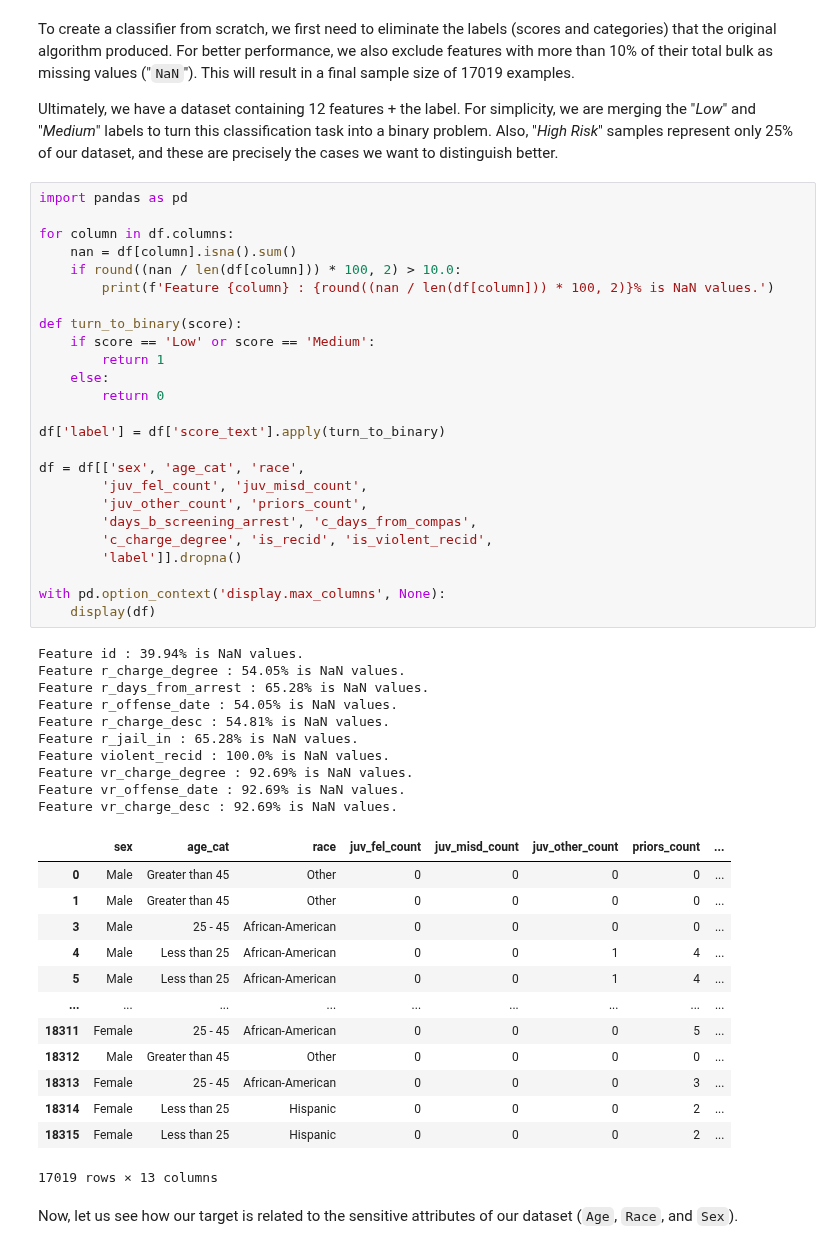
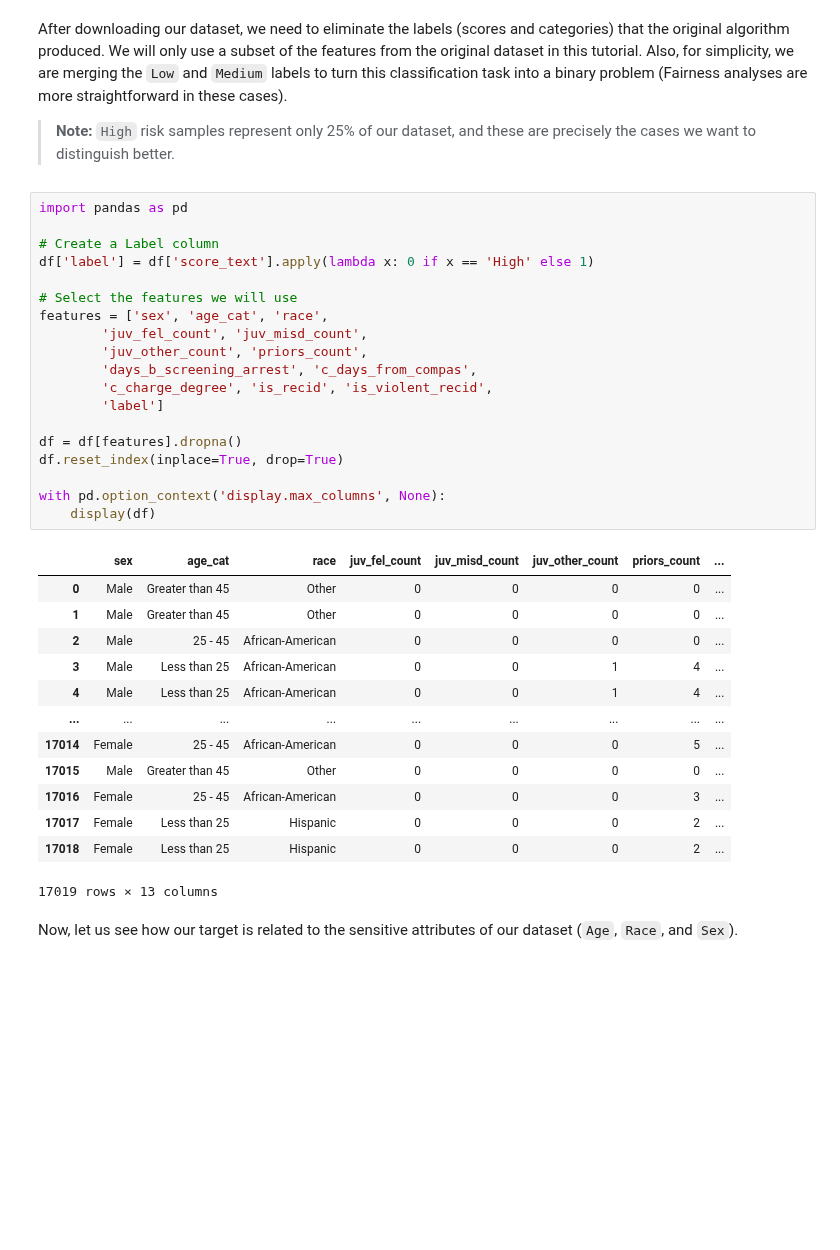
Before and after one commit to Nkluge-correa/TeenyTinyCastle, a Jupyter notebook: ML Fairness/ceteris_paribus_profiles.ipynb, the cells around one changed output. Saved outputs shown, nothing was run; the diff lists cells and outputs as text; blank space fills up the shorter version.

Commit message:
removed tutorial in cv and carbon tracking and updated the compas interpretability tutorial

```diff
--- a/ML Fairness/ceteris_paribus_profiles.ipynb
+++ b/ML Fairness/ceteris_paribus_profiles.ipynb
@@ -49,56 +38,40 @@ Please note that authentication is recommended but still optional to access publ
 # %% [markdown]
-To create a classifier from scratch, we first need to eliminate the labels (scores and categories) that the original algorithm produced. For better performance, we also exclude features with more than 10% of their total bulk as missing values ("`NaN`"). This will result in a final sample size of 17019 examples.
+After downloading our dataset, we need to eliminate the labels (scores and categories) that the original algorithm produced. We will only use a subset of the features from the original dataset in this tutorial. Also, for simplicity, we are merging the `Low` and `Medium` labels to turn this classification task into a binary problem (Fairness analyses are more straightforward in these cases).
 
-Ultimately, we have a dataset containing 12 features + the label. For simplicity, we are merging the "_Low_" and "_Medium_" labels to turn this classification task into a binary problem. Also, "_High Risk_" samples represent only 25% of our dataset, and these are precisely the cases we want to distinguish better.
+> **Note:** `High` risk samples represent only 25% of our dataset, and these are precisely the cases we want to distinguish better.
 # %%
 import pandas as pd
 
-for column in df.columns:
-    nan = df[column].isna().sum()
-    if round((nan / len(df[column])) * 100, 2) > 10.0:
-        print(f'Feature {column} : {round((nan / len(df[column])) * 100, 2)}% is NaN values.')
+# Create a Label column
+df['label'] = df['score_text'].apply(lambda x: 0 if x == 'High' else 1)
 
-def turn_to_binary(score):
-    if score == 'Low' or score == 'Medium':
-        return 1
-    else:
-        return 0
-
-df['label'] = df['score_text'].apply(turn_to_binary)
-
-df = df[['sex', 'age_cat', 'race',
+# Select the features we will use
+features = ['sex', 'age_cat', 'race',
         'juv_fel_count', 'juv_misd_count',
         'juv_other_count', 'priors_count',
         'days_b_screening_arrest', 'c_days_from_compas',
         'c_charge_degree', 'is_recid', 'is_violent_recid',
-        'label']].dropna()
+        'label']
+
+df = df[features].dropna()
+df.reset_index(inplace=True, drop=True)
 
 with pd.option_context('display.max_columns', None):
     display(df)
 # %% [output]
+|  | sex | age_cat | race | juv_fel_count | juv_misd_count | juv_other_count | priors_count | ... |
+| 0 | Male | Greater than 45 | Other | 0 | 0 | 0 | 0 | ... |
+| 1 | Male | Greater than 45 | Other | 0 | 0 | 0 | 0 | ... |
+| 2 | Male | 25 - 45 | African-American | 0 | 0 | 0 | 0 | ... |
+| 3 | Male | Less than 25 | African-American | 0 | 0 | 1 | 4 | ... |
+| 4 | Male | Less than 25 | African-American | 0 | 0 | 1 | 4 | ... |
+| ... | ... | ... | ... | ... | ... | ... | ... | ... |
+| 17014 | Female | 25 - 45 | African-American | 0 | 0 | 0 | 5 | ... |
+| 17015 | Male | Greater than 45 | Other | 0 | 0 | 0 | 0 | ... |
+| 17016 | Female | 25 - 45 | African-American | 0 | 0 | 0 | 3 | ... |
+| 17017 | Female | Less than 25 | Hispanic | 0 | 0 | 0 | 2 | ... |
+| 17018 | Female | Less than 25 | Hispanic | 0 | 0 | 0 | 2 | ... |
-Feature id : 39.94% is NaN values.
-Feature r_charge_degree : 54.05% is NaN values.
-Feature r_days_from_arrest : 65.28% is NaN values.
-Feature r_offense_date : 54.05% is NaN values.
-Feature r_charge_desc : 54.81% is NaN values.
-Feature r_jail_in : 65.28% is NaN values.
-Feature violent_recid : 100.0% is NaN values.
-Feature vr_charge_degree : 92.69% is NaN values.
-Feature vr_offense_date : 92.69% is NaN values.
-Feature vr_charge_desc : 92.69% is NaN values.
+17019 rows × 13 columns
-|  | sex | age_cat | race | juv_fel_count | juv_misd_count | juv_other_count | priors_count | ... |
-| 0 | Male | Greater than 45 | Other | 0 | 0 | 0 | 0 | ... |
-| 1 | Male | Greater than 45 | Other | 0 | 0 | 0 | 0 | ... |
-| 3 | Male | 25 - 45 | African-American | 0 | 0 | 0 | 0 | ... |
-| 4 | Male | Less than 25 | African-American | 0 | 0 | 1 | 4 | ... |
-| 5 | Male | Less than 25 | African-American | 0 | 0 | 1 | 4 | ... |
-| ... | ... | ... | ... | ... | ... | ... | ... | ... |
-| 18311 | Female | 25 - 45 | African-American | 0 | 0 | 0 | 5 | ... |
-| 18312 | Male | Greater than 45 | Other | 0 | 0 | 0 | 0 | ... |
-| 18313 | Female | 25 - 45 | African-American | 0 | 0 | 0 | 3 | ... |
-| 18314 | Female | Less than 25 | Hispanic | 0 | 0 | 0 | 2 | ... |
-| 18315 | Female | Less than 25 | Hispanic | 0 | 0 | 0 | 2 | ... |
-17019 rows × 13 columns
 # %% [markdown]
 Now, let us see how our target is related to the sensitive attributes of our dataset (`Age`, `Race`, and `Sex`).
 # %%
```
Also changed, not shown: parts of 8 cells of this notebook, 3 other files.
